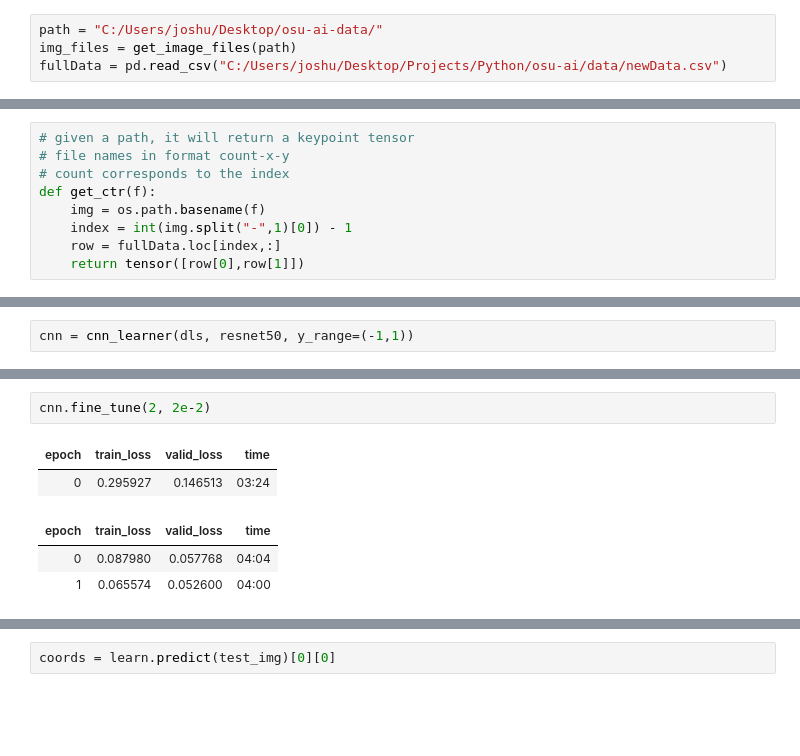
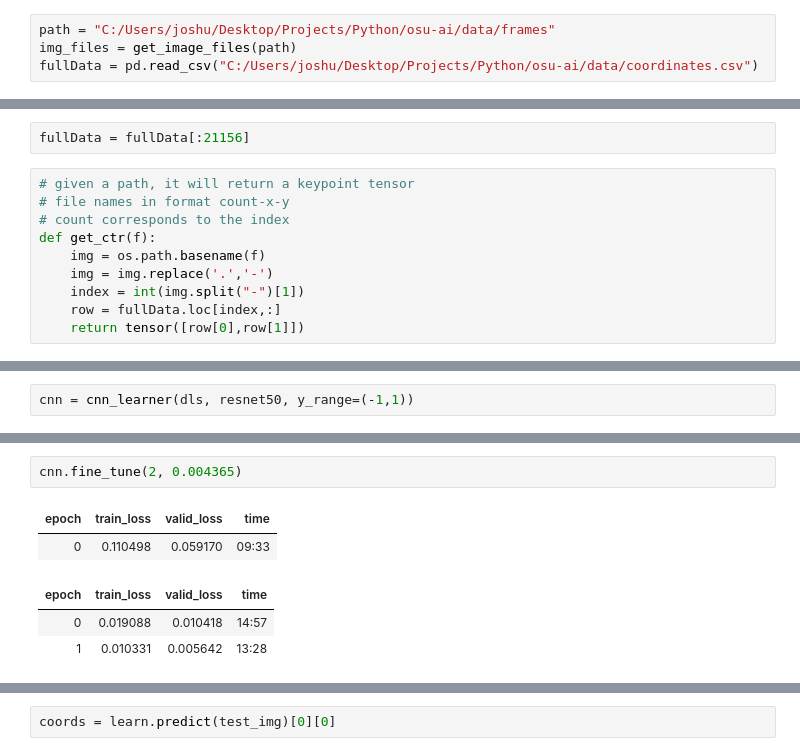
Before and after one commit to joshuatmyers/osu-ai, a Jupyter notebook: pytorch-model.ipynb, the cells around one changed output, grey strips where cells are left out. Drawn from its saved outputs; the diff is of its cells as text; blank space fills up the shorter version.

```diff
--- a/pytorch-model.ipynb
+++ b/pytorch-model.ipynb
@@ -276,9 +250,9 @@ Variables relating to data already defined: <br>
 training_data <br>
 validation_data <br>
 # %%
-path = "C:/Users/joshu/Desktop/osu-ai-data/"
+path = "C:/Users/joshu/Desktop/Projects/Python/osu-ai/data/frames"
 img_files = get_image_files(path)
-fullData = pd.read_csv("C:/Users/joshu/Desktop/Projects/Python/osu-ai/data/newData.csv")
+fullData = pd.read_csv("C:/Users/joshu/Desktop/Projects/Python/osu-ai/data/coordinates.csv")
 # %%
 img_files[0]
 # %% [output]
@@ -295,9 +269,12 @@ fullData.tail()
+# %%
+fullData = fullData[:21156]
 # %%
 # given a path, it will return a keypoint tensor
 # file names in format count-x-y
 # count corresponds to the index
 def get_ctr(f):
     img = os.path.basename(f)
-    index = int(img.split("-",1)[0]) - 1
+    img = img.replace('.','-')
+    index = int(img.split("-")[1])
     row = fullData.loc[index,:]
     return tensor([row[0],row[1]])
@@ -324,8 +307,8 @@ SuggestedLRs(valley=0.00363078061491251)
 # %%
-cnn.fine_tune(2, 2e-2)
+cnn.fine_tune(2, 0.004365)
 # %% [output]
 | epoch | train_loss | valid_loss | time |
-| 0 | 0.295927 | 0.146513 | 03:24 |
+| 0 | 0.110498 | 0.059170 | 09:33 |
 | epoch | train_loss | valid_loss | time |
-| 0 | 0.087980 | 0.057768 | 04:04 |
-| 1 | 0.065574 | 0.052600 | 04:00 |
+| 0 | 0.019088 | 0.010418 | 14:57 |
+| 1 | 0.010331 | 0.005642 | 13:28 |
```
Also changed, not shown: parts of 21 cells of this notebook.
